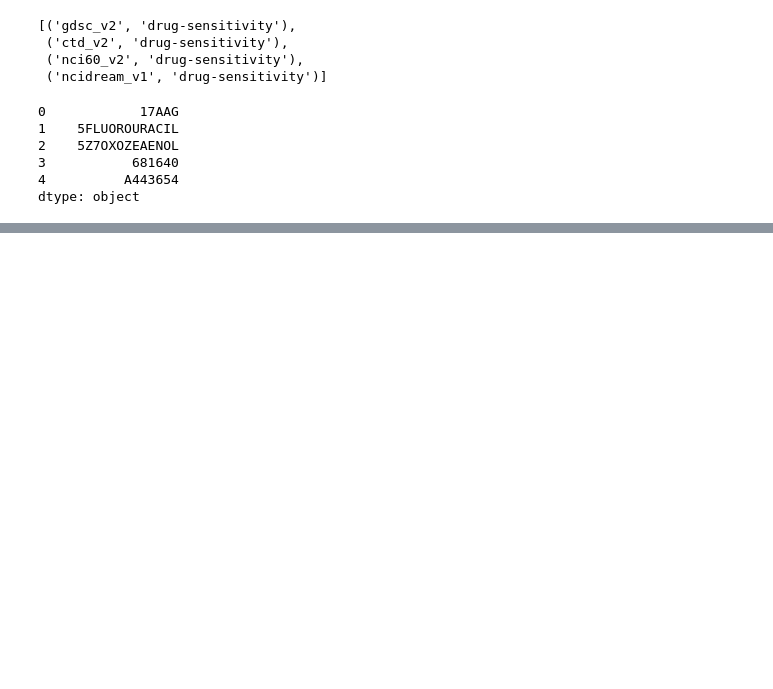
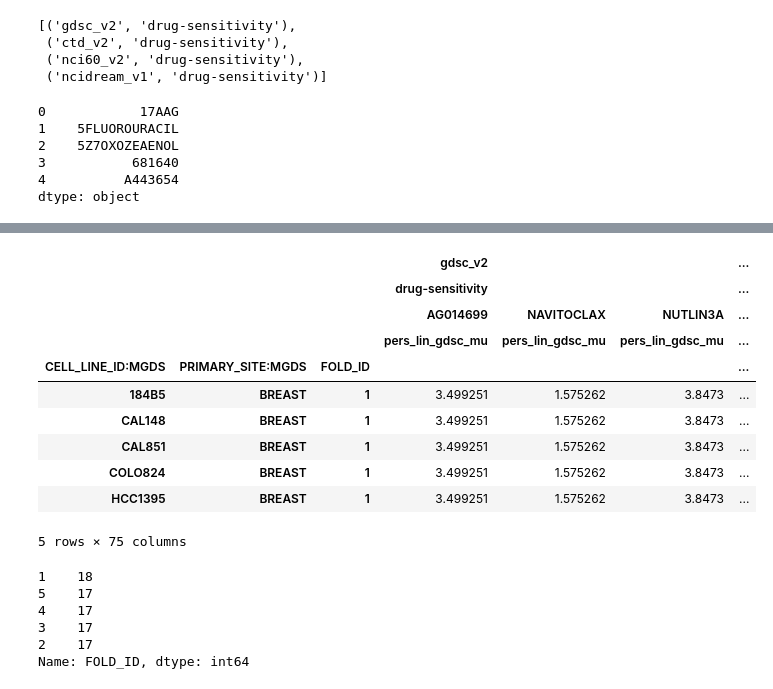
Before and after one commit to eric-czech/mgds, a Jupyter notebook: python/notebook/data_modeling/rx_modeling/training.ipynb, the cells around one changed output, grey strips where cells are left out. Saved outputs shown, nothing was run; the diff lists cells and outputs as text; code cells hidden in the pictures; blank space fills up the shorter version.

```diff
--- a/python/notebook/data_modeling/rx_modeling/training.ipynb
+++ b/python/notebook/data_modeling/rx_modeling/training.ipynb
@@ -673,0 +624,24 @@ dtype: float64
+# %%
+dt = res['BREAST']['prediction_data']
+dt.head()
+# %% [output]
+|  |  |  | gdsc_v2 |  |  | ... |
+|  |  |  | drug-sensitivity |  |  | ... |
+|  |  |  | AG014699 | NAVITOCLAX | NUTLIN3A | ... |
+|  |  |  | pers_lin_gdsc_mu | pers_lin_gdsc_mu | pers_lin_gdsc_mu | ... |
+| CELL_LINE_ID:MGDS | PRIMARY_SITE:MGDS | FOLD_ID |  |  |  | ... |
+| 184B5 | BREAST | 1 | 3.499251 | 1.575262 | 3.8473 | ... |
+| CAL148 | BREAST | 1 | 3.499251 | 1.575262 | 3.8473 | ... |
+| CAL851 | BREAST | 1 | 3.499251 | 1.575262 | 3.8473 | ... |
+| COLO824 | BREAST | 1 | 3.499251 | 1.575262 | 3.8473 | ... |
+| HCC1395 | BREAST | 1 | 3.499251 | 1.575262 | 3.8473 | ... |
+5 rows × 75 columns
+# %%
+dt.index.get_level_values('FOLD_ID').value_counts()
+# %% [output]
+1    18
+5    17
+4    17
+3    17
+2    17
+Name: FOLD_ID, dtype: int64
```
Also changed, not shown: parts of 39 cells of this notebook, 2 other files.
